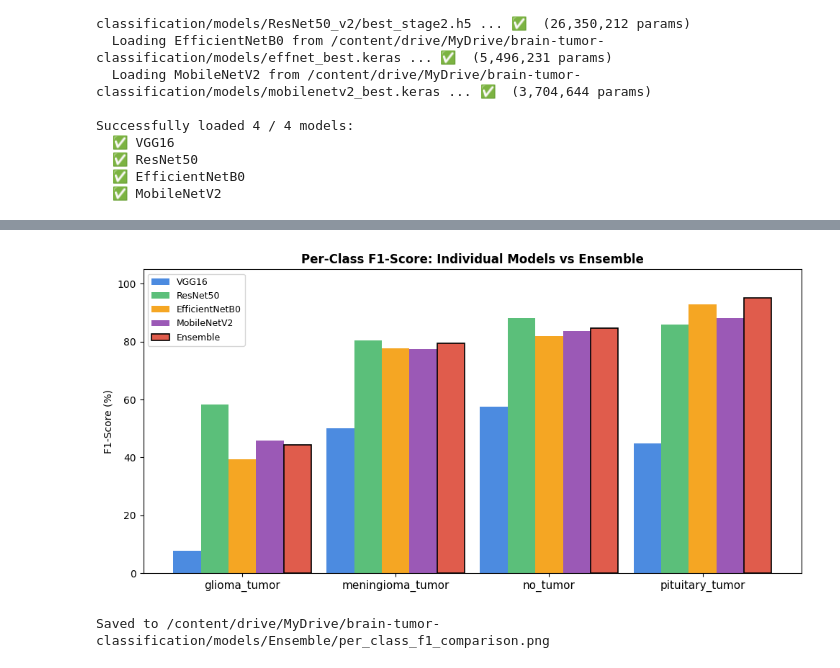
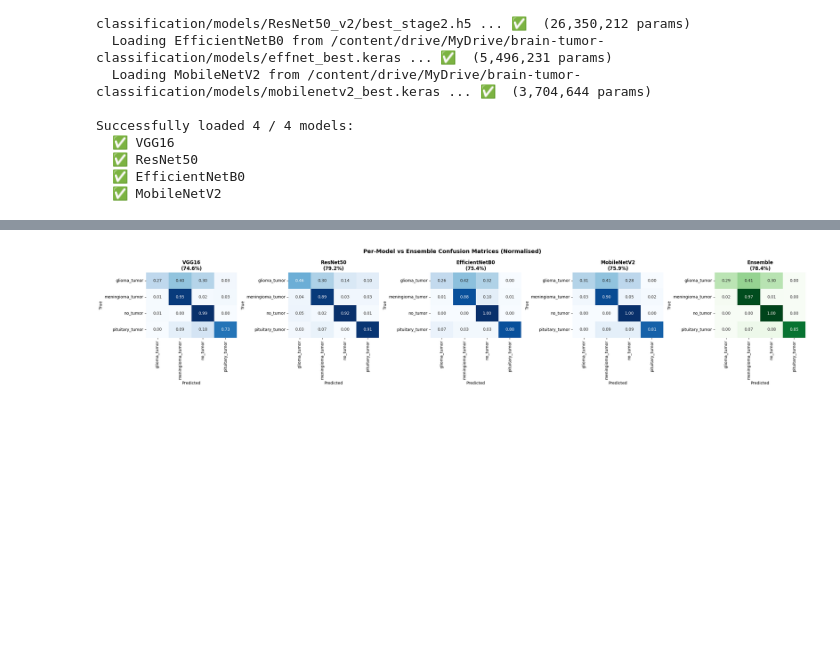
Before and after one commit to SNWE159/brain-tumor-classification, a Jupyter notebook: notebooks/07_Ensemble.ipynb, the cells around one changed output, grey strips where cells are left out. Drawn from its saved outputs; the diff is of its cells as text; code cells hidden in the pictures; blank space fills up the shorter version.

```diff
--- a/notebooks/07_Ensemble.ipynb
+++ b/notebooks/07_Ensemble.ipynb
@@ -413,34 +492,30 @@ Saved to /content/drive/MyDrive/brain-tumor-classification/models/Ensemble/model
 # %%
-from sklearn.metrics import f1_score as f1
+fig, axes = plt.subplots(1, len(good_models) + 1, figsize=(5 * (len(good_models) + 1), 5))
 
-fig, ax = plt.subplots(figsize=(10, 5))
-x = np.arange(NUM_CLASSES)
-width = 0.18
-model_list = list(model_probs.keys())
-palette = ['#4C8BE0', '#5BBF7A', '#F5A623', '#9B59B6', '#E05C4C']
+for ax, (name, probs) in zip(axes, good_models.items()):
+    preds  = np.argmax(probs, axis=1)
+    acc    = model_accuracies[name]
+    cm_ind = confusion_matrix(y_test, preds)
+    cm_n   = cm_ind.astype(float) / cm_ind.sum(axis=1, keepdims=True)
+    sns.heatmap(cm_n, annot=True, fmt='.2f', cmap='Blues',
+                xticklabels=CLASS_NAMES, yticklabels=CLASS_NAMES, ax=ax,
+                cbar=False)
+    ax.set_title(f'{name}\n({acc*100:.1f}%)', fontweight='bold')
+    ax.set_xlabel('Predicted')
+    ax.set_ylabel('True')
 
-for i, name in enumerate(model_list):
-    preds = np.argmax(model_probs[name], axis=1)
-    f1_per_class = f1(y_true, preds, average=None, labels=range(NUM_CLASSES))
-    ax.bar(x + i * width, f1_per_class * 100, width, label=name, color=palette[i % len(palette)])
+# Ensemble
+ax = axes[-1]
+sns.heatmap(cm_norm, annot=True, fmt='.2f', cmap='Greens',
+            xticklabels=CLASS_NAMES, yticklabels=CLASS_NAMES, ax=ax,
+            cbar=False)
+ax.set_title(f'Ensemble\n({BEST_ACC*100:.1f}%)', fontweight='bold')
+ax.set_xlabel('Predicted')
+ax.set_ylabel('True')
 
-# Ensemble bar
-ens_f1_per_class = f1(y_true, BEST_PREDS, average=None, labels=range(NUM_CLASSES))
-ax.bar(x + len(model_list) * width, ens_f1_per_class * 100, width,
-       label='Ensemble', color=palette[-1], edgecolor='black', linewidth=1.2)
-
-ax.set_xticks(x + width * (len(model_list) / 2))
-ax.set_xticklabels(CLASS_NAMES, fontsize=11)
-ax.set_ylabel('F1-Score (%)')
-ax.set_title('Per-Class F1-Score: Individual Models vs Ensemble', fontweight='bold')
-ax.legend(fontsize=9)
-ax.set_ylim(0, 105)
+plt.suptitle('Per-Model vs Ensemble Confusion Matrices (Normalised)', fontsize=14, fontweight='bold')
 plt.tight_layout()
-save_path = os.path.join(ENSEMBLE_SAVE_DIR, 'per_class_f1_comparison.png')
-plt.savefig(save_path, dpi=150, bbox_inches='tight')
 plt.show()
-print(f'Saved to {save_path}')
 # %% [output]
-[figure, old version]
+[figure, new version]
-Saved to /content/drive/MyDrive/brain-tumor-classification/models/Ensemble/per_class_f1_comparison.png
 # %%
```
Also changed, not shown: parts of 14 cells of this notebook.
